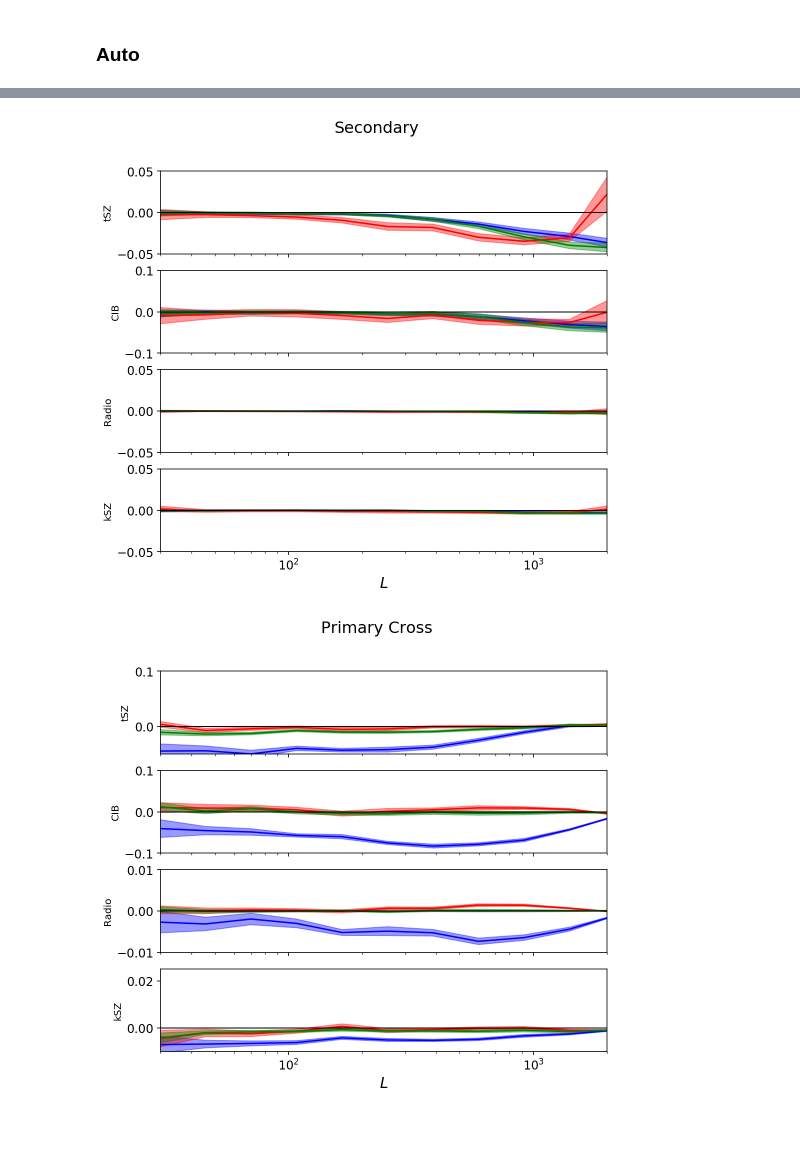
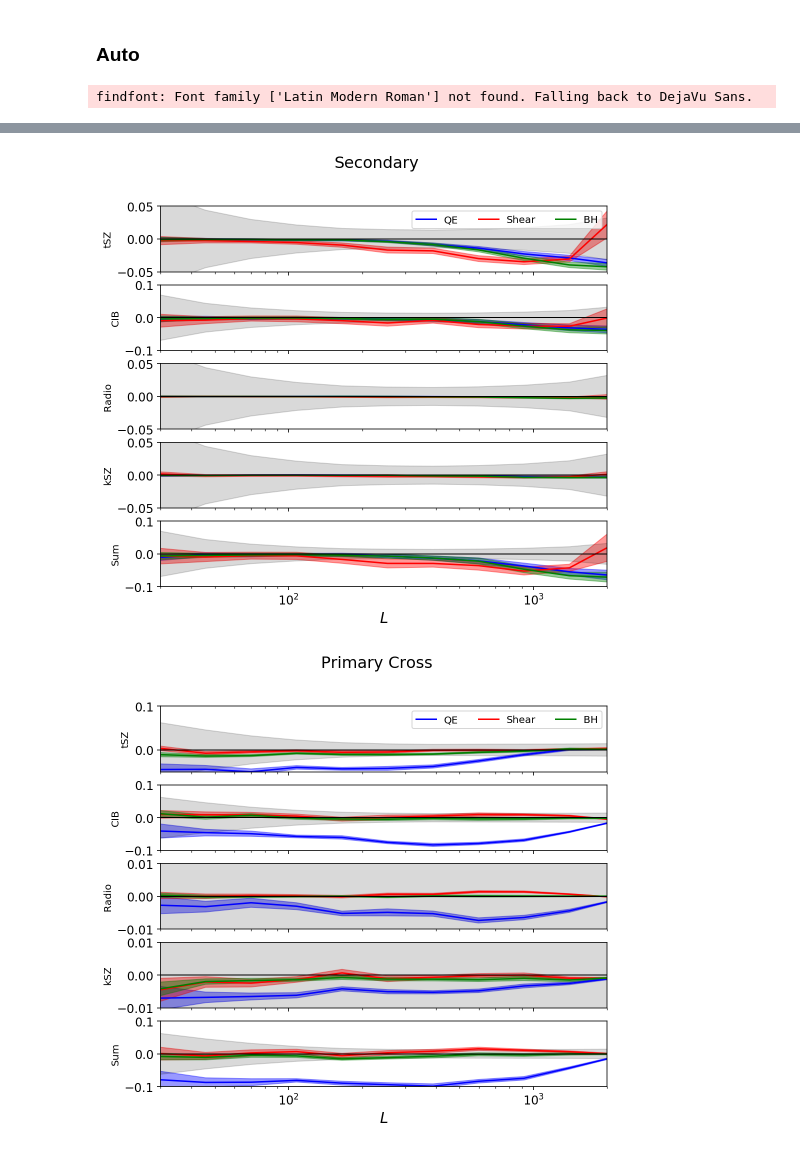
Before and after one commit to Saladino93/qelensingcomb, a Jupyter notebook: plots.ipynb, the cells around one changed output, grey strips where cells are left out. Saved outputs shown, nothing was run; the diff lists cells and outputs as text; code cells hidden in the pictures.

```diff
--- a/plots.ipynb
+++ b/plots.ipynb
@@ -179,9 +184,13 @@ plt.show()
+# %%
+deltal = lEdges[1:]-lEdges[:-1]
 # %% [markdown]
 ## Foregrounds biases
 # %% [markdown]
 ### Auto
 # %%
-fgnamefiles = ['tsz', 'cib', 'radiops', 'ksz']
+fgnamefiles = ['tsz', 'cib', 'radiops', 'ksz', 'total']
+# %%
+lmax_fixed = 3500
 # %%
 foreground = {}
 foreground['tsz'] = 'tSZ'
@@ -219,6 +229,10 @@ ylim['radiops']['ymax'] = 0.025
 ylim['cib'] = {}
 ylim['cib']['ymin'] = -0.1
 ylim['cib']['ymax'] = 0.1
+
+ylim['total'] = {}
+ylim['total']['ymin'] = -0.1
+ylim['total']['ymax'] = 0.1
 
 ylims[tri] = ylim
 
@@ -241,6 +255,10 @@ ylim['cib'] = {}
 ylim['cib']['ymin'] = -0.1
 ylim['cib']['ymax'] = 0.1
 
+ylim['total'] = {}
+ylim['total']['ymin'] = -0.1
+ylim['total']['ymax'] = 0.1
+
 ylims[pri] = ylim
 
 #######
@@ -253,7 +271,7 @@ ylim['tsz']['ymax'] = 0.1
 
 ylim['ksz'] = {}
 ylim['ksz']['ymin'] = -0.01
-ylim['ksz']['ymax'] = 0.025
+ylim['ksz']['ymax'] = 0.01
 
 ylim['radiops'] = {}
 ylim['radiops']['ymin'] = -0.01
@@ -262,6 +280,10 @@ ylim['radiops']['ymax'] = 0.01
 ylim['cib'] = {}
 ylim['cib']['ymin'] = -0.1
 ylim['cib']['ymax'] = 0.1
+
+ylim['total'] = {}
+ylim['total']['ymin'] = -0.1
+ylim['total']['ymax'] = 0.1
 
 ylims[pricross] = ylim
 
@@ -284,6 +306,10 @@ ylim['cib'] = {}
 ylim['cib']['ymin'] = -0.1
 ylim['cib']['ymax'] = 0.1
 
+ylim['total'] = {}
+ylim['total']['ymin'] = -0.1
+ylim['total']['ymax'] = 0.1
+
 ylims[sec] = ylim
 # %%
 for lmaxes in [(lmax_fixed, lmax_fixed, lmax_fixed)]:
@@ -331,16 +357,27 @@ for lmaxes in [(lmax_fixed, lmax_fixed, lmax_fixed)]:
 
             for e_index, e in enumerate(estimators):
 
+
+                noise_k = noises[0, 0] #For QE
+                kktot = kk+noise_k
+
                 if specificscatter.ndim > 2:
                     err = specificscatter[e_index, e_index]/kk
                     y = specificbias[e_index, e_index]/kk
+
+                    stat_uncert = np.sqrt(2/(2*ells*deltal*fsky))*kktot/kk
                 else:
                     err = specificscatter[e_index]/kg
                     y = specificbias[e_index]/kg
 
+                    stat_uncert = np.sqrt(1/(2*ells*deltal*fsky)*(kktot*gg+kg**2.))/kg
+
 
                 ax[fgindex].plot(ells, y, color = colors_ests[e], label = labels_ests[e])
                 ax[fgindex].fill_between(ells, y-err, y+err, color = colors_ests[e], alpha = 0.4)
+
+                ax[fgindex].fill_between(ells, -stat_uncert, stat_uncert, color = 'black', alpha = 0.05)
+
 
                 ax[fgindex].set_ylim(ymin = ylim[fgnamefile]['ymin'], ymax = ylim[fgnamefile]['ymax'])
                 ax[fgindex].set_ylabel(f'{foreground[fgnamefile]}')
@@ -352,7 +389,11 @@ for lmaxes in [(lmax_fixed, lmax_fixed, lmax_fixed)]:
         ax[-1].set_xscale('log')
         ax[-1].set_xlabel('$L$', size = 15)
 
-        #fig.savefig(paperplots/'biases_3500.png', dpi = 300)
+        ax[0].legend(loc = "best", ncol = len(estimators))
+
+        #fig.tight_layout()
+        fig.savefig(paperplots/f'biases_{titles_tags[t]}_3500.png', dpi = 300)
 
         plt.show()
 # %% [output]
+findfont: Font family ['Latin Modern Roman'] not found. Falling back to DejaVu Sans.
@@ -361,2 +402,2 @@ for lmaxes in [(lmax_fixed, lmax_fixed, lmax_fixed)]:
-[figure, old version]
+[figure, new version]
-[figure, old version]
+[figure, new version]
```
Also changed, not shown: parts of 32 cells of this notebook, 8 other files.
